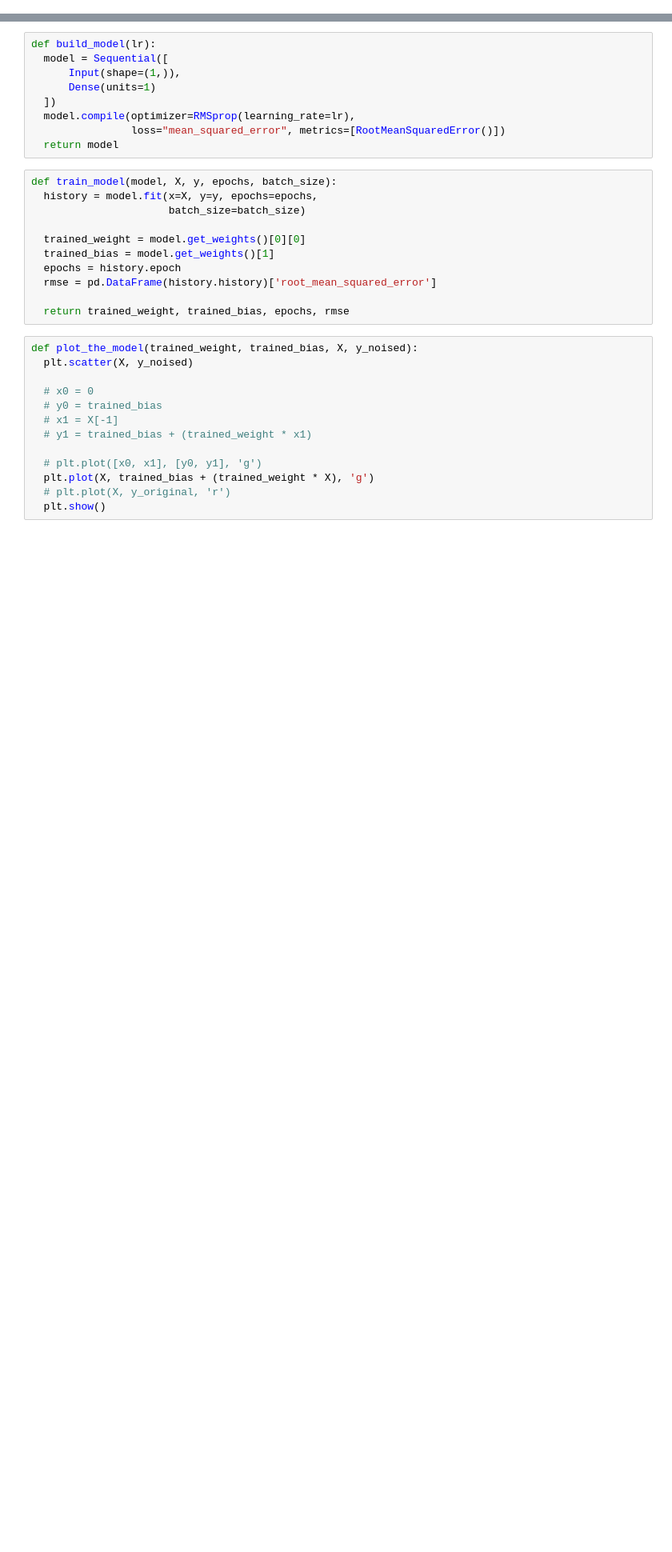
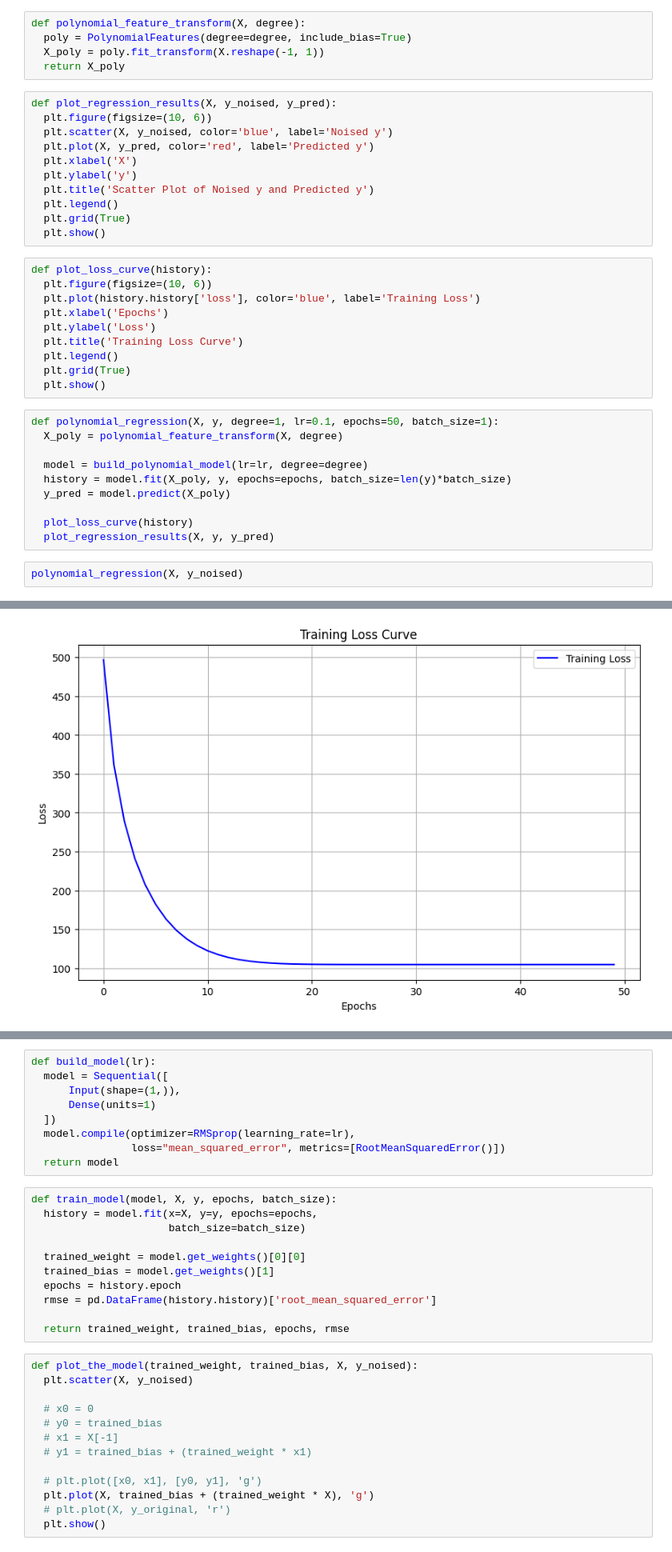
Before and after one commit to k26rahul/ML-Projects-March-2024, a Jupyter notebook: TensorFlow/tensorflow.ipynb, the cells around one changed output, grey strips where cells are left out. Shown at 80% size. Cells and saved outputs as stored; diff of their text form; blank space fills up the shorter version.

```diff
--- a/TensorFlow/tensorflow.ipynb
+++ b/TensorFlow/tensorflow.ipynb
@@ -121,0 +92,39 @@ Text(0.5, 0, 'X')
+# %%
+def polynomial_feature_transform(X, degree):
+  poly = PolynomialFeatures(degree=degree, include_bias=True)
+  X_poly = poly.fit_transform(X.reshape(-1, 1))
+  return X_poly
+# %%
+def plot_regression_results(X, y_noised, y_pred):
+  plt.figure(figsize=(10, 6))
+  plt.scatter(X, y_noised, color='blue', label='Noised y')
+  plt.plot(X, y_pred, color='red', label='Predicted y')
+  plt.xlabel('X')
+  plt.ylabel('y')
+  plt.title('Scatter Plot of Noised y and Predicted y')
+  plt.legend()
+  plt.grid(True)
+  plt.show()
+# %%
+def plot_loss_curve(history):
+  plt.figure(figsize=(10, 6))
+  plt.plot(history.history['loss'], color='blue', label='Training Loss')
+  plt.xlabel('Epochs')
+  plt.ylabel('Loss')
+  plt.title('Training Loss Curve')
+  plt.legend()
+  plt.grid(True)
+  plt.show()
+# %%
+def polynomial_regression(X, y, degree=1, lr=0.1, epochs=50, batch_size=1):
+  X_poly = polynomial_feature_transform(X, degree)
+
+  model = build_polynomial_model(lr=lr, degree=degree)
+  history = model.fit(X_poly, y, epochs=epochs, batch_size=len(y)*batch_size)
+  y_pred = model.predict(X_poly)
+
+  plot_loss_curve(history)
+  plot_regression_results(X, y, y_pred)
+# %%
+polynomial_regression(X, y_noised)
+# %% [output]
@@ -121,0 +148 @@ Text(0.5, 0, 'X')
+[figure, added]
```
Also changed, not shown: parts of 12 cells of this notebook.
